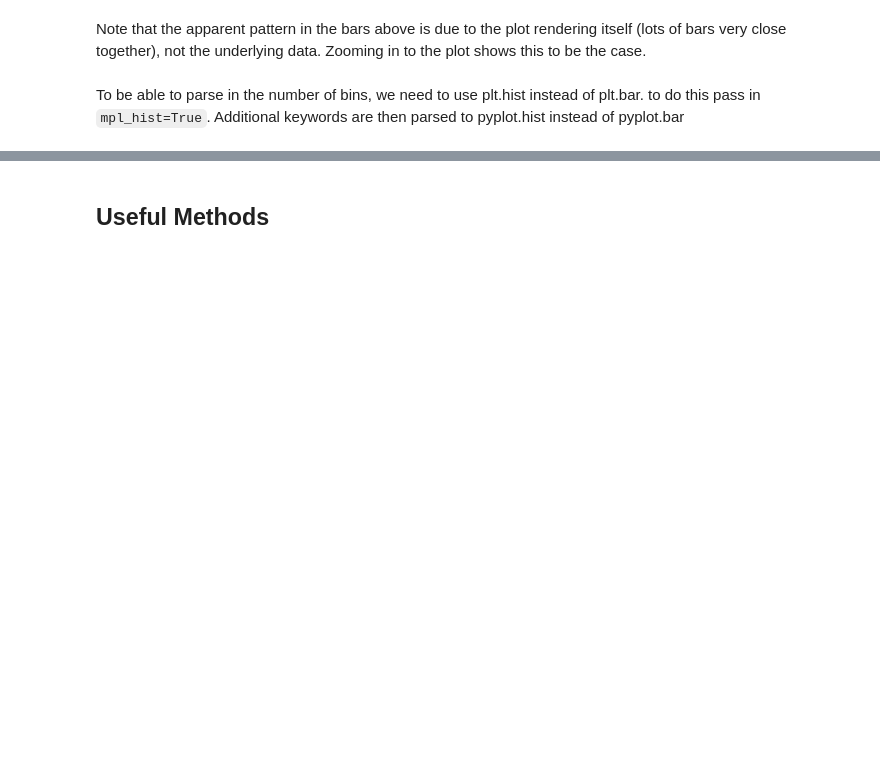
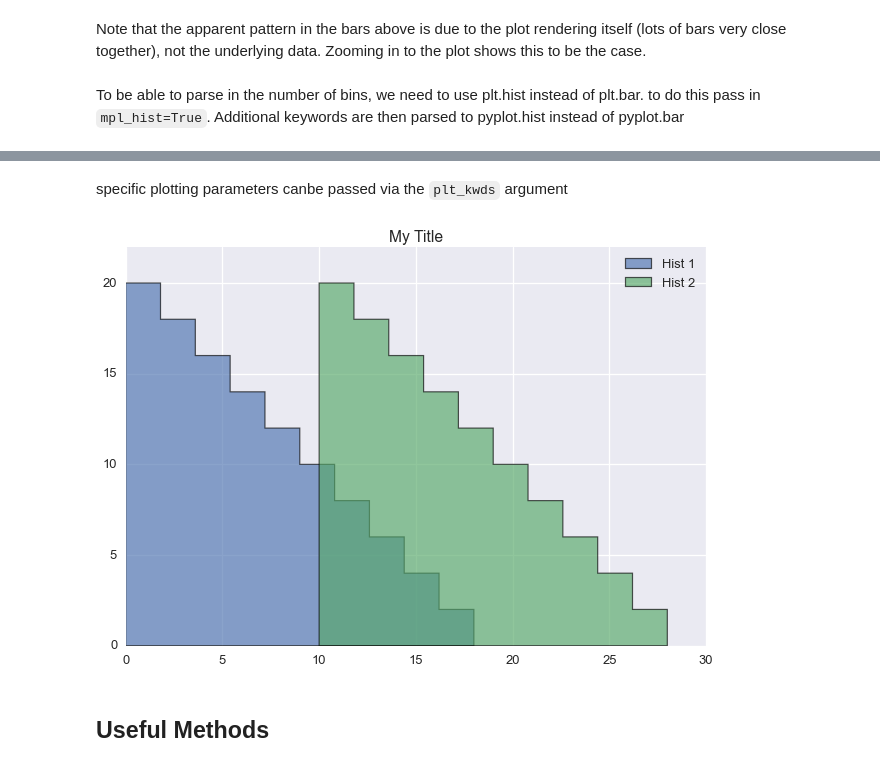
Before and after one commit to MrKriss/ThinkStatsToolbox, a Jupyter notebook: stats_toolbox/examples/baby_weight.ipynb, the cells around one changed output, grey strips where cells are left out. Cells and saved outputs as stored; diff of their text form; code cells hidden in the pictures; blank space fills up the shorter version.

```diff
--- a/stats_toolbox/examples/baby_weight.ipynb
+++ b/stats_toolbox/examples/baby_weight.ipynb
@@ -56,3 +63,10 @@ H.plot(mpl_hist=1, bins=20, histtype='stepfilled', alpha=0.7,
+# %% [markdown]
+specific plotting parameters canbe passed via the `plt_kwds` argument
+# %%
+f = st.mulitplot([hist1, hist2], plt_kwds={'mpl_hist': True, 'bins': 10},
+                 title='My Title', ylim=(0,22))
+# %% [output]
+[figure, added]
 # %% [markdown]
 ## Useful Methods
 # %%
```
Also changed, not shown: parts of 18 cells of this notebook, 3 other files.
